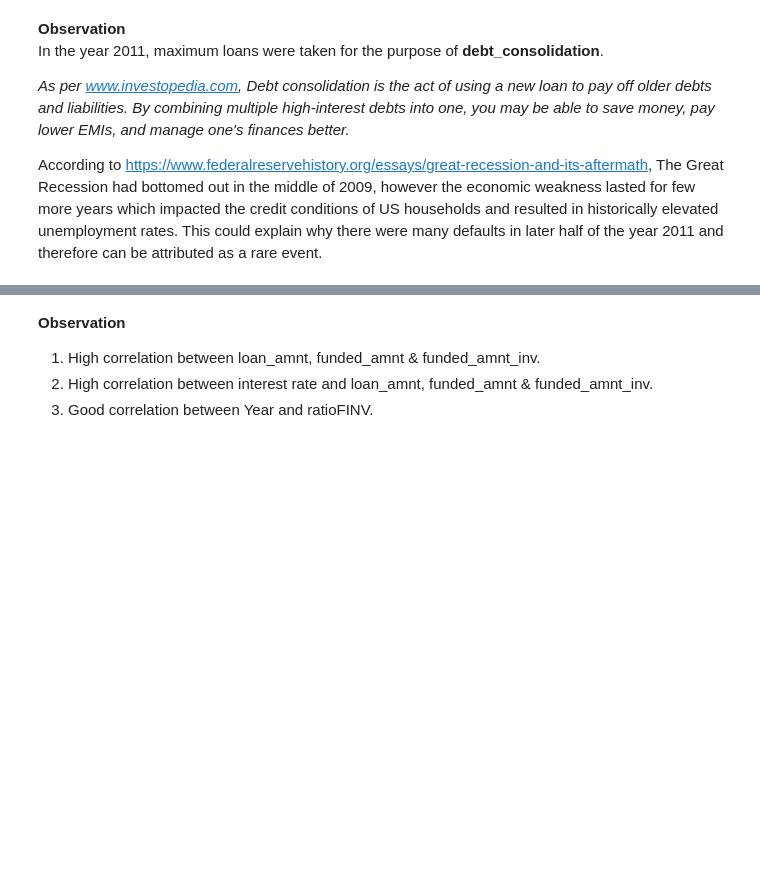
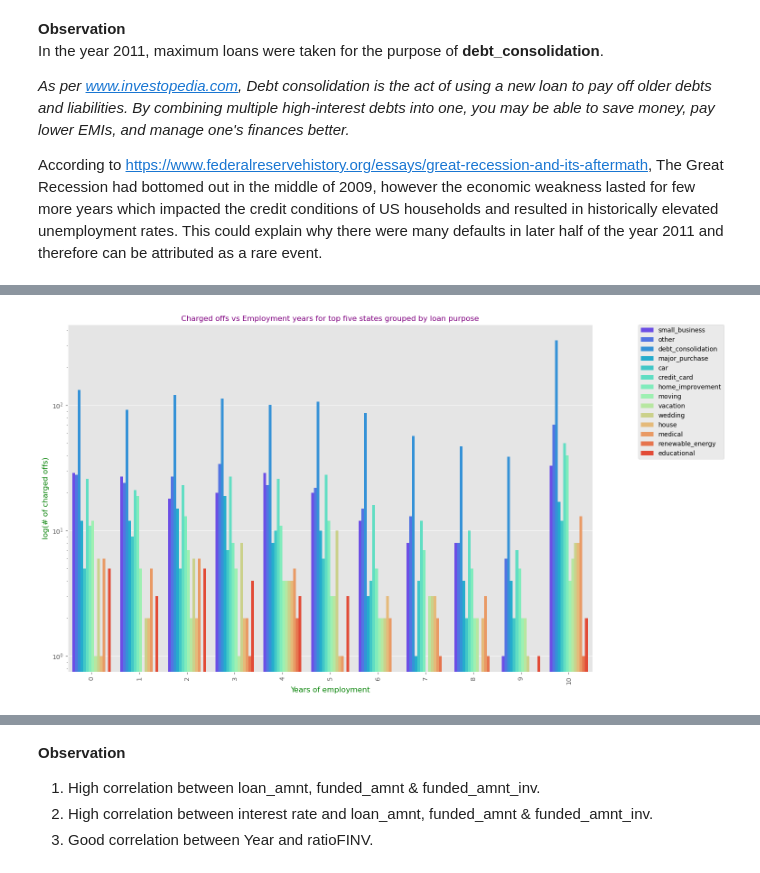
Before and after one commit to andrea-naz7/Lending_CaseStudy, a Jupyter notebook: Andrea_Shagun.ipynb, the cells around one changed output, grey strips where cells are left out. Cells and saved outputs as stored; diff of their text form; code cells hidden in the pictures; blank space fills up the shorter version.

```diff
--- a/Andrea_Shagun.ipynb
+++ b/Andrea_Shagun.ipynb
@@ -1298,0 +1400,17 @@ half of the year 2011 and therefore can be attributed as a rare event.
+# %%
+plt.figure(figsize=(15,10))
+
+inp7 = inp4[inp4['addr_state'].isin(['CA', 'NY', 'FL','TX', 'NJ'])]
+inp7 = inp7[inp7['loan_status'] =='Charged Off']
+plt.title("Charged offs vs Employment years for top five states grouped by loan purpose",
+          fontdict={'fontsize':12,'fontweight':5,'color':'Purple'})
+sns.countplot(data=inp7, x=inp7['emp_length'], hue='purpose', palette = "rainbow")
+plt.legend(bbox_to_anchor=(1.25, 1), borderaxespad=0)
+plt.ylabel("log(# of charged offs)",fontdict={'fontsize':12,'fontweight':5,'color':'Green'})
+plt.xlabel("Years of employment",fontdict={'fontsize':12,'fontweight':5,'color':'Green'})
+plt.yscale("log")
+plt.xticks(rotation=90)
+
+plt.show()
+# %% [output]
+[figure, added]
```
Also changed, not shown: parts of 33 cells of this notebook.
